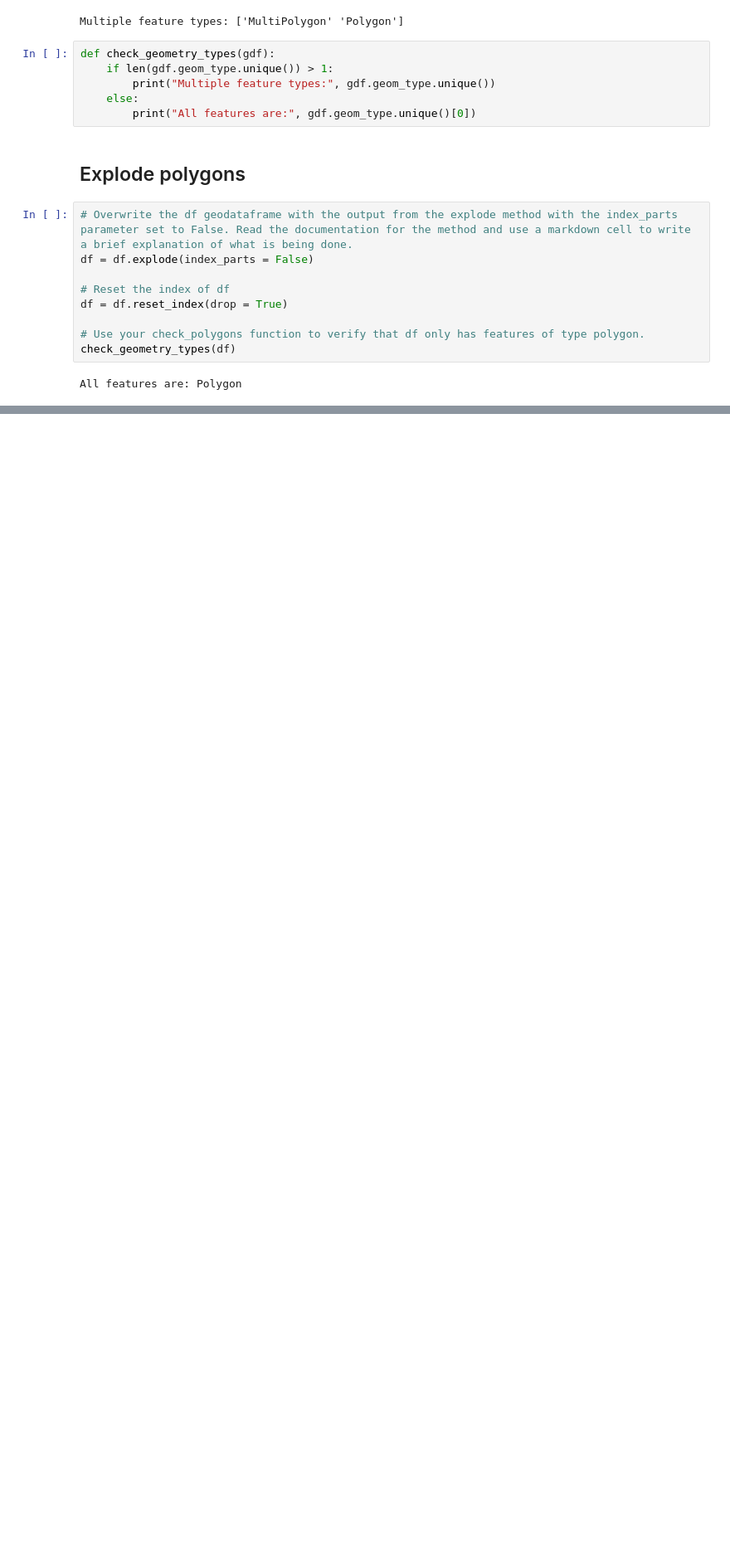
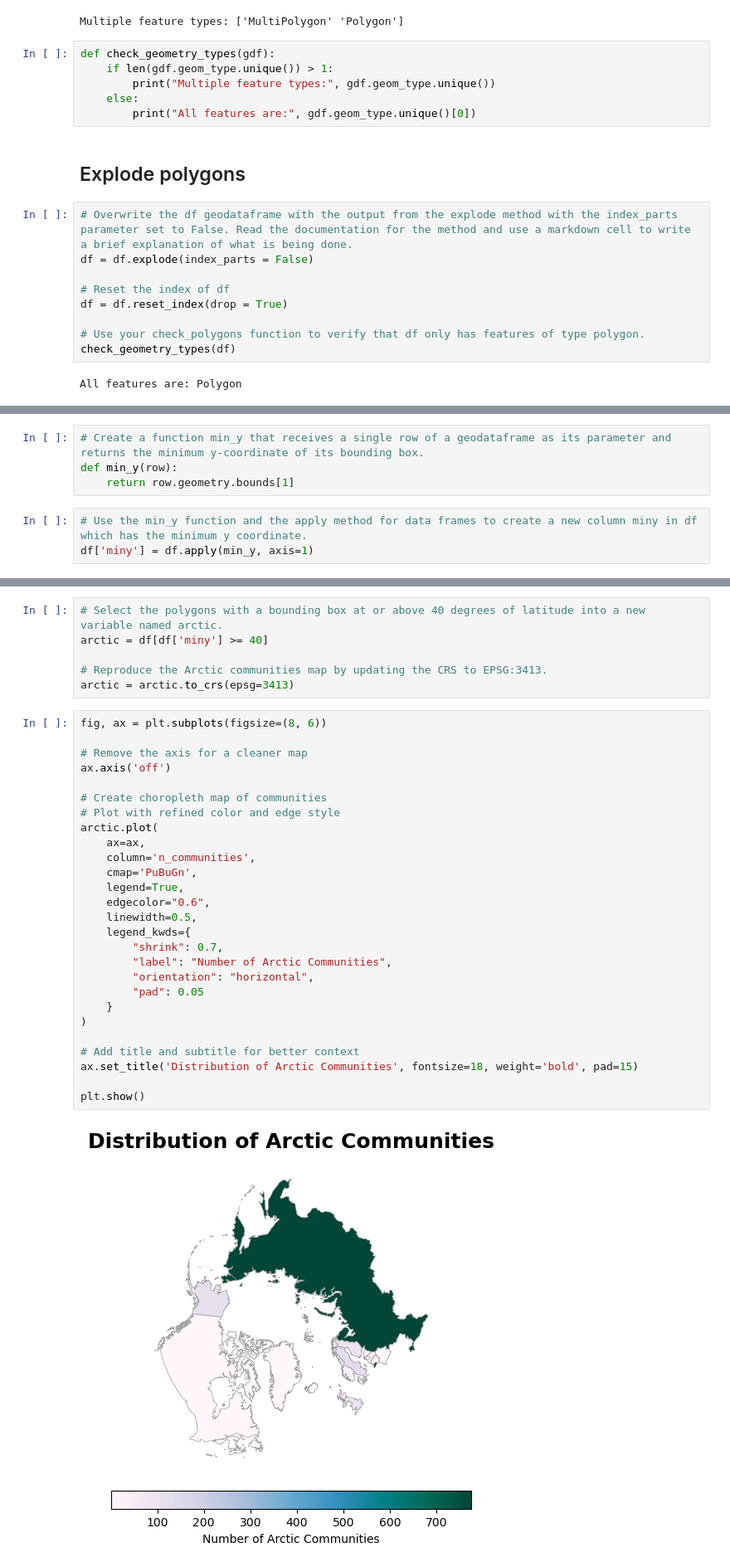
Before and after one commit to rellimylime/eds220-2025-sections, a Jupyter notebook: section-6-arctic-communities.ipynb, the cells around one changed output, grey strips where cells are left out. Shown: that part at 83% size. Drawn from its saved outputs; the diff is of its cells as text; blank space fills up the shorter version.

```diff
--- a/section-6-arctic-communities.ipynb
+++ b/section-6-arctic-communities.ipynb
@@ -54,0 +77,7 @@ All features are: Polygon
+# %%
+# Create a function min_y that receives a single row of a geodataframe as its parameter and returns the minimum y-coordinate of its bounding box.
+def min_y(row):
+    return row.geometry.bounds[1]
+# %%
+# Use the min_y function and the apply method for data frames to create a new column miny in df which has the minimum y coordinate.
+df['miny'] = df.apply(min_y, axis=1)
@@ -54,0 +86,35 @@ All features are: Polygon
+# %%
+# Select the polygons with a bounding box at or above 40 degrees of latitude into a new variable named arctic.
+arctic = df[df['miny'] >= 40]
+
+# Reproduce the Arctic communities map by updating the CRS to EPSG:3413.
+arctic = arctic.to_crs(epsg=3413)
+# %%
+fig, ax = plt.subplots(figsize=(8, 6))
+
+# Remove the axis for a cleaner map
+ax.axis('off')
+
+# Create choropleth map of communities
+# Plot with refined color and edge style
+arctic.plot(
+    ax=ax,
+    column='n_communities',
+    cmap='PuBuGn',
+    legend=True,
+    edgecolor="0.6",
+    linewidth=0.5,
+    legend_kwds={
+        "shrink": 0.7,
+        "label": "Number of Arctic Communities",
+        "orientation": "horizontal",
+        "pad": 0.05
+    }
+)
+
+# Add title and subtitle for better context
+ax.set_title('Distribution of Arctic Communities', fontsize=18, weight='bold', pad=15)
+
+plt.show()
+# %% [output]
+[figure, added]
```
Also changed, not shown: parts of 6 cells of this notebook.
